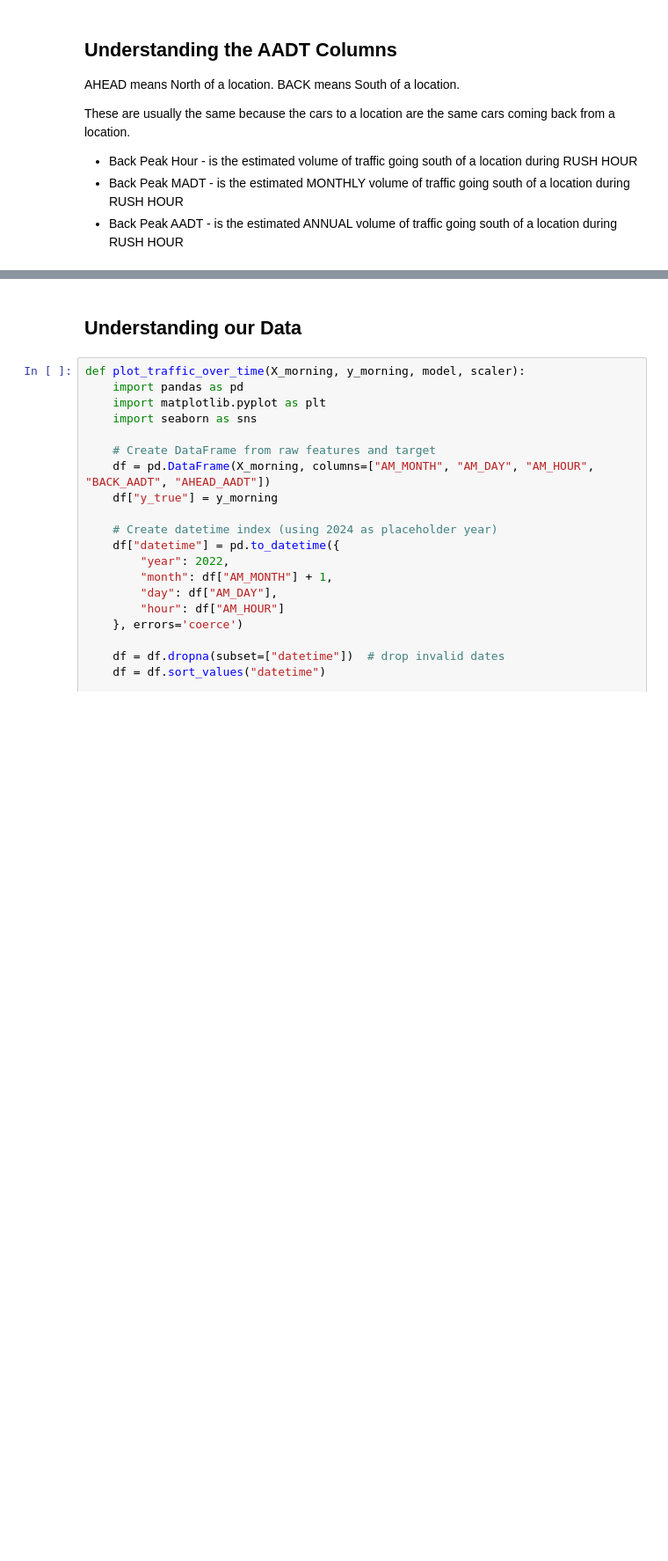
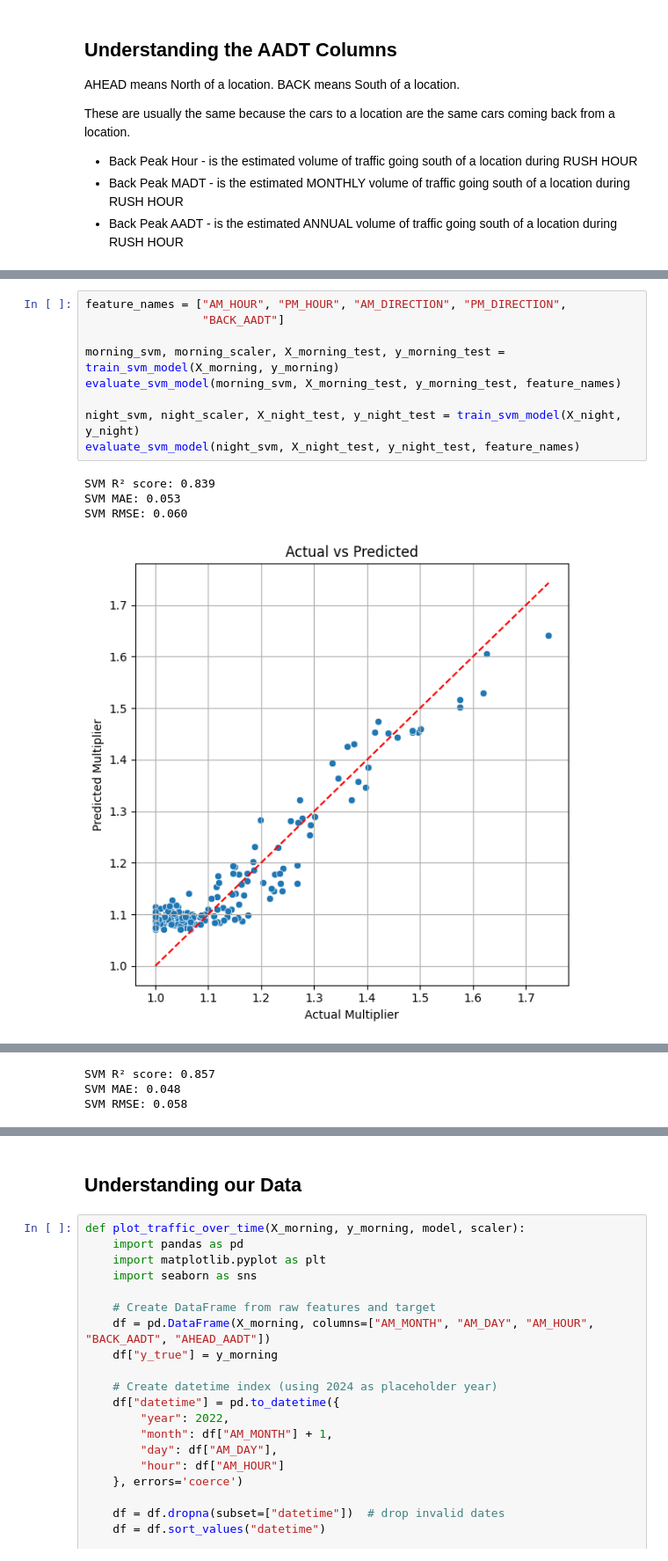
Before and after one commit to ryan-avancena/theta-svm-ryan, a Jupyter notebook: svm copy.ipynb, the cells around one changed output, grey strips where cells are left out. Shown at 88% size. Drawn from its saved outputs; the diff is of its cells as text; blank space fills up the shorter version.

```diff
--- a/svm copy.ipynb
+++ b/svm copy.ipynb
@@ -279,0 +256,14 @@ SVM RMSE: 0.062
+# %%
+feature_names = ["AM_HOUR", "PM_HOUR", "AM_DIRECTION", "PM_DIRECTION",
+                 "BACK_AADT"]
+
+morning_svm, morning_scaler, X_morning_test, y_morning_test = train_svm_model(X_morning, y_morning)
+evaluate_svm_model(morning_svm, X_morning_test, y_morning_test, feature_names)
+
+night_svm, night_scaler, X_night_test, y_night_test = train_svm_model(X_night, y_night)
+evaluate_svm_model(night_svm, X_night_test, y_night_test, feature_names)
+# %% [output]
+SVM R² score: 0.839
+SVM MAE: 0.053
+SVM RMSE: 0.060
+[figure, added]
@@ -279,0 +272,3 @@ SVM RMSE: 0.062
+SVM R² score: 0.857
+SVM MAE: 0.048
+SVM RMSE: 0.058
```
Also changed, not shown: parts of 14 cells of this notebook, 1 other file.
